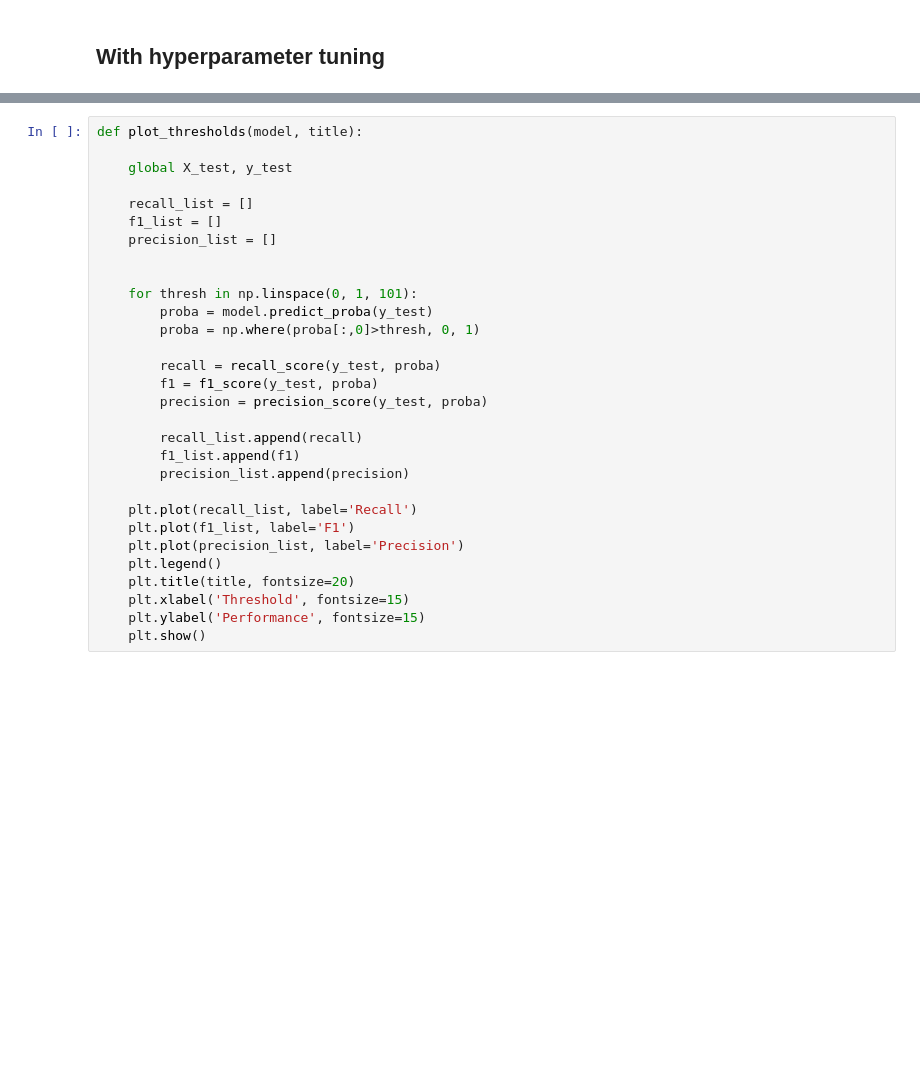
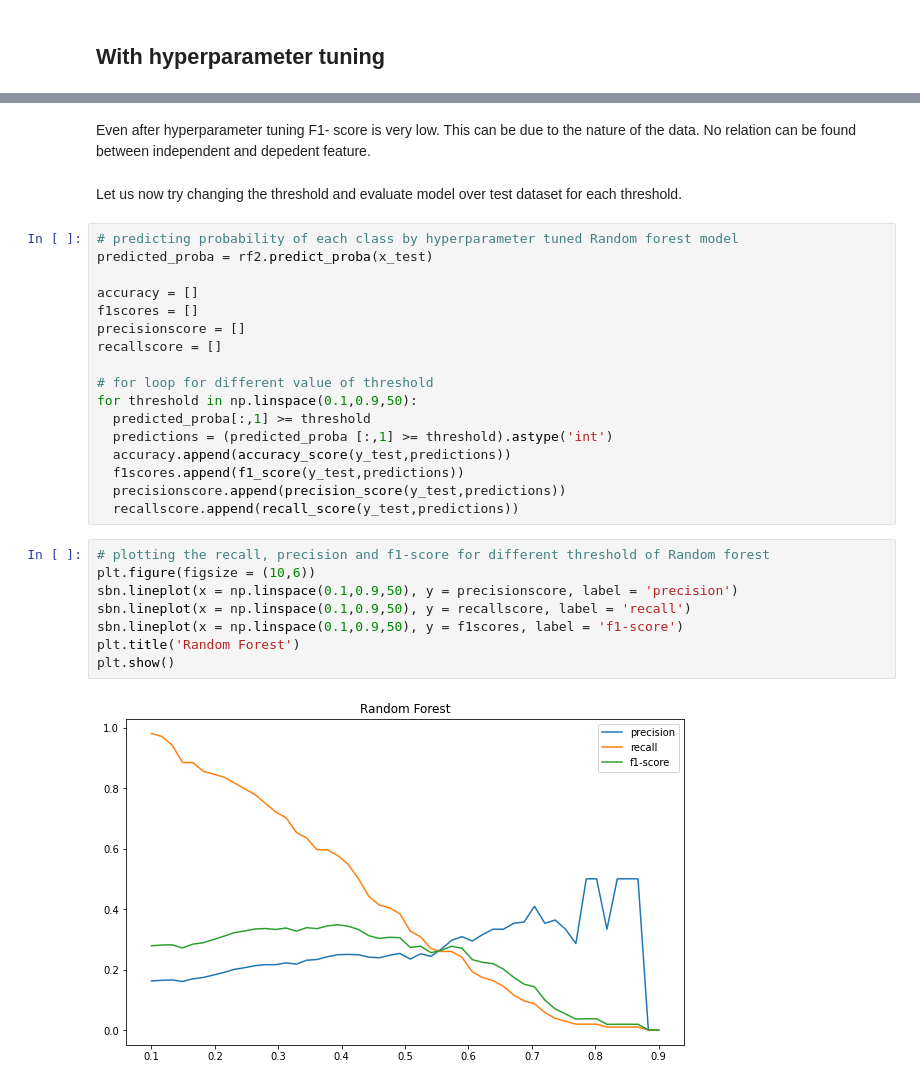
Before and after one commit to Neeraj6maths/Bike-sharing-demand-prediction-regression, a Jupyter notebook: ML_Classification_Cardiovascular_disease_prediction.ipynb, the cells around one changed output, grey strips where cells are left out. Cells and saved outputs as stored; diff of their text form; blank space fills up the shorter version.

```diff
--- a/ML_Classification_Cardiovascular_disease_prediction.ipynb
+++ b/ML_Classification_Cardiovascular_disease_prediction.ipynb
@@ -636,30 +830,31 @@ evaluating_model(lr2,x_smote, x_test, y_smote, y_test)
-# %%
-def plot_thresholds(model, title):
-
-    global X_test, y_test
-
-    recall_list = []
-    f1_list = []
-    precision_list = []
-
-
-    for thresh in np.linspace(0, 1, 101):
-        proba = model.predict_proba(y_test)
-        proba = np.where(proba[:,0]>thresh, 0, 1)
-
-        recall = recall_score(y_test, proba)
-        f1 = f1_score(y_test, proba)
-        precision = precision_score(y_test, proba)
-
-        recall_list.append(recall)
-        f1_list.append(f1)
-        precision_list.append(precision)
-
-    plt.plot(recall_list, label='Recall')
-    plt.plot(f1_list, label='F1')
-    plt.plot(precision_list, label='Precision')
-    plt.legend()
-    plt.title(title, fontsize=20)
-    plt.xlabel('Threshold', fontsize=15)
-    plt.ylabel('Performance', fontsize=15)
-    plt.show()
+# %% [markdown]
+Even after hyperparameter tuning F1- score is very low. This can be due to the nature of the data. No relation can be found between independent and depedent feature.
+# %% [markdown]
+Let us now try changing the threshold and evaluate model over test dataset for each threshold.
+# %%
+# predicting probability of each class by hyperparameter tuned Random forest model
+predicted_proba = rf2.predict_proba(x_test)
+
+accuracy = []
+f1scores = []
+precisionscore = []
+recallscore = []
+
+# for loop for different value of threshold
+for threshold in np.linspace(0.1,0.9,50):
+  predicted_proba[:,1] >= threshold
+  predictions = (predicted_proba [:,1] >= threshold).astype('int')
+  accuracy.append(accuracy_score(y_test,predictions))
+  f1scores.append(f1_score(y_test,predictions))
+  precisionscore.append(precision_score(y_test,predictions))
+  recallscore.append(recall_score(y_test,predictions))
+# %%
+# plotting the recall, precision and f1-score for different threshold of Random forest
+plt.figure(figsize = (10,6))
+sbn.lineplot(x = np.linspace(0.1,0.9,50), y = precisionscore, label = 'precision')
+sbn.lineplot(x = np.linspace(0.1,0.9,50), y = recallscore, label = 'recall')
+sbn.lineplot(x = np.linspace(0.1,0.9,50), y = f1scores, label = 'f1-score')
+plt.title('Random Forest')
+plt.show()
+# %% [output]
+[figure, added]
```
Also changed, not shown: parts of 33 cells of this notebook.
